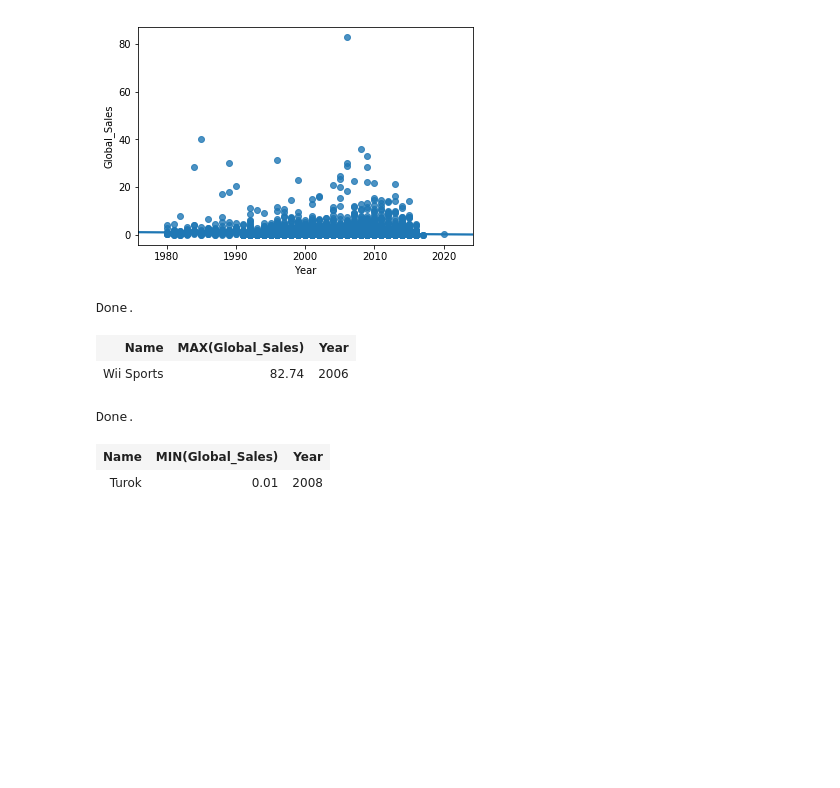
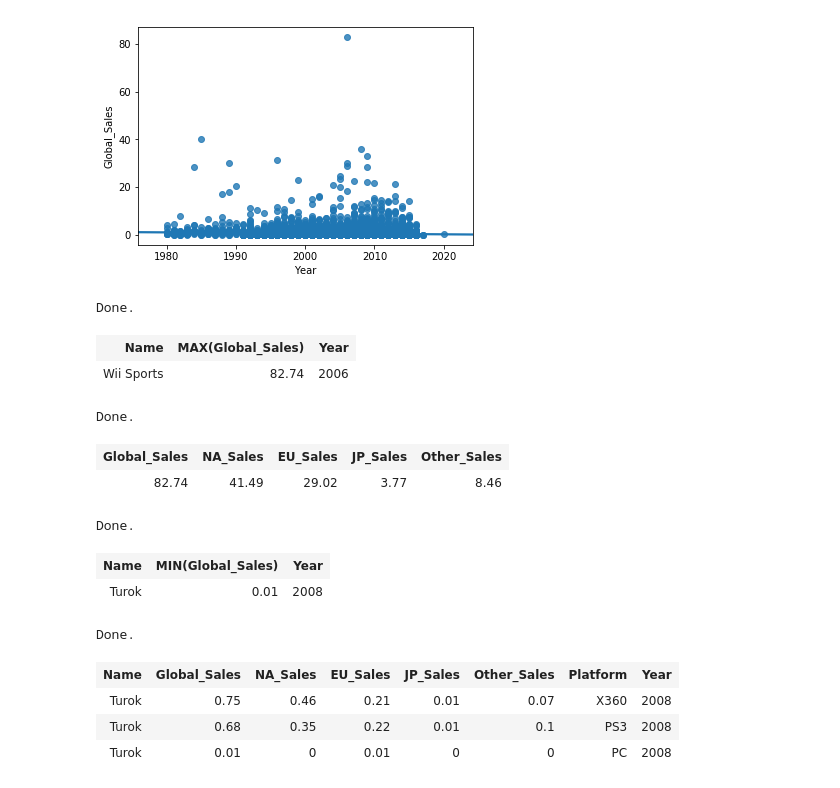
Before and after one commit to fairfield-university-is510-fall2017/final-project-the-demogorgons, a Jupyter notebook: Analysis Final.ipynb, the cells around one changed output. Drawn from its saved outputs; the diff is of its cells as text; code cells hidden in the pictures; blank space fills up the shorter version.

```diff
--- a/Analysis Final.ipynb
+++ b/Analysis Final.ipynb
@@ -112,6 +113,15 @@ FROM VideoGameTable;
 Done.
 | Name | MAX(Global_Sales) | Year |
 | Wii Sports | 82.74 | 2006 |
+# %%
+%%sql
+SELECT Global_Sales, NA_Sales, EU_Sales, JP_Sales, Other_Sales
+FROM VideoGameTable
+Where Name = "Wii Sports"
+# %% [output]
+Done.
+| Global_Sales | NA_Sales | EU_Sales | JP_Sales | Other_Sales |
+| 82.74 | 41.49 | 29.02 | 3.77 | 8.46 |
 # %%
 %%sql
 SELECT Name,MIN(Global_Sales), Year
@@ -120,5 +130,16 @@ FROM VideoGameTable;
 Done.
 | Name | MIN(Global_Sales) | Year |
 | Turok | 0.01 | 2008 |
+# %%
+%%sql
+SELECT Name, Global_Sales, NA_Sales, EU_Sales, JP_Sales, Other_Sales, Platform, Year
+FROM VideoGameTable
+WHERE Name = "Turok"
+# %% [output]
+Done.
+| Name | Global_Sales | NA_Sales | EU_Sales | JP_Sales | Other_Sales | Platform | Year |
+| Turok | 0.75 | 0.46 | 0.21 | 0.01 | 0.07 | X360 | 2008 |
+| Turok | 0.68 | 0.35 | 0.22 | 0.01 | 0.1 | PS3 | 2008 |
+| Turok | 0.01 | 0 | 0.01 | 0 | 0 | PC | 2008 |
 # %%
 %%sql
```
Also changed, not shown: parts of 5 cells of this notebook.
